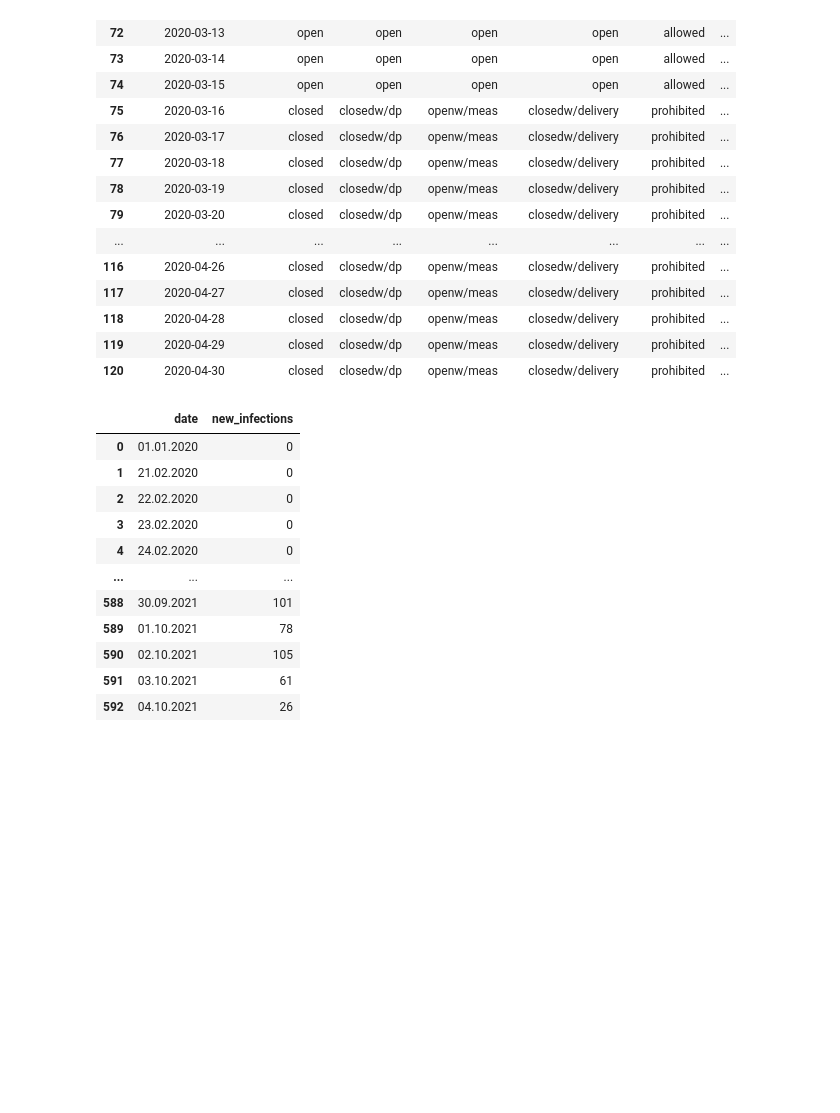
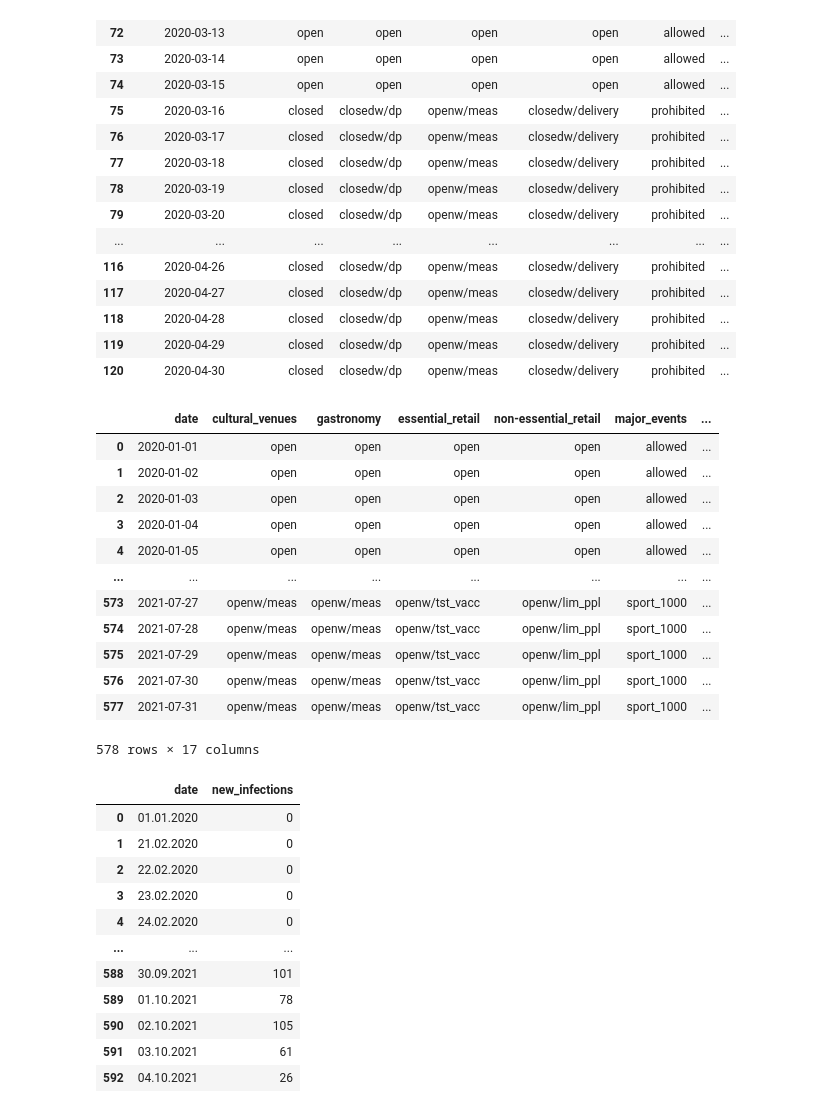
Before and after one commit to nadjalc/COVID19MobilityAnalysis, a Jupyter notebook: covid data analysis/data filling.ipynb, the cells around one changed output. Drawn from its saved outputs; the diff is of its cells as text; code cells hidden in the pictures; blank space fills up the shorter version.

```diff
--- a/covid data analysis/data filling.ipynb
+++ b/covid data analysis/data filling.ipynb
@@ -126,6 +126,24 @@ new_df.loc[70:120]
 | 118 | 2020-04-28 | closed | closedw/dp | openw/meas | closedw/delivery | prohibited | ... |
 | 119 | 2020-04-29 | closed | closedw/dp | openw/meas | closedw/delivery | prohibited | ... |
 | 120 | 2020-04-30 | closed | closedw/dp | openw/meas | closedw/delivery | prohibited | ... |
+# %%
+new_df = new_df.rename({'entry_into_force':'date'},axis=1)
+# %%
+new_df
+# %% [output]
+|  | date | cultural_venues | gastronomy | essential_retail | non-essential_retail | major_events | ... |
+| 0 | 2020-01-01 | open | open | open | open | allowed | ... |
+| 1 | 2020-01-02 | open | open | open | open | allowed | ... |
+| 2 | 2020-01-03 | open | open | open | open | allowed | ... |
+| 3 | 2020-01-04 | open | open | open | open | allowed | ... |
+| 4 | 2020-01-05 | open | open | open | open | allowed | ... |
+| ... | ... | ... | ... | ... | ... | ... | ... |
+| 573 | 2021-07-27 | openw/meas | openw/meas | openw/tst_vacc | openw/lim_ppl | sport_1000 | ... |
+| 574 | 2021-07-28 | openw/meas | openw/meas | openw/tst_vacc | openw/lim_ppl | sport_1000 | ... |
+| 575 | 2021-07-29 | openw/meas | openw/meas | openw/tst_vacc | openw/lim_ppl | sport_1000 | ... |
+| 576 | 2021-07-30 | openw/meas | openw/meas | openw/tst_vacc | openw/lim_ppl | sport_1000 | ... |
+| 577 | 2021-07-31 | openw/meas | openw/meas | openw/tst_vacc | openw/lim_ppl | sport_1000 | ... |
+578 rows × 17 columns
 # %%
 # Importing data on infection numbers -daily new infections format
 url2 = "Cologne numbers.csv"
```
Also changed, not shown: parts of 15 cells of this notebook, 1 other file.
